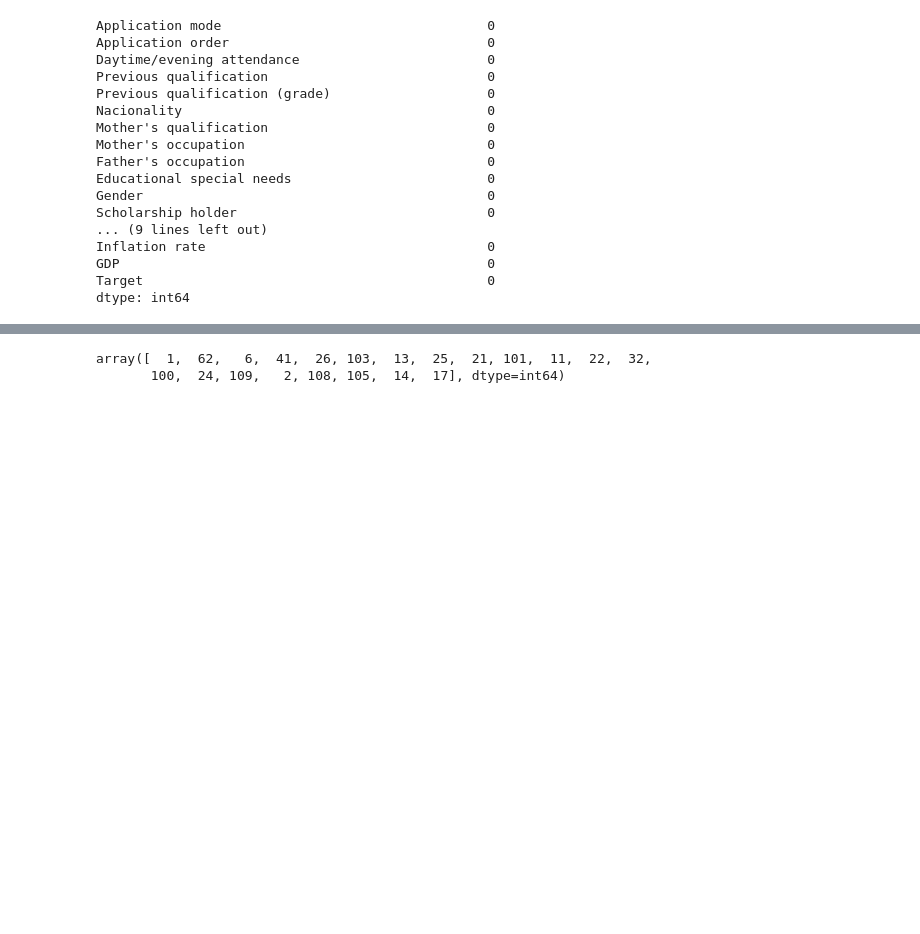
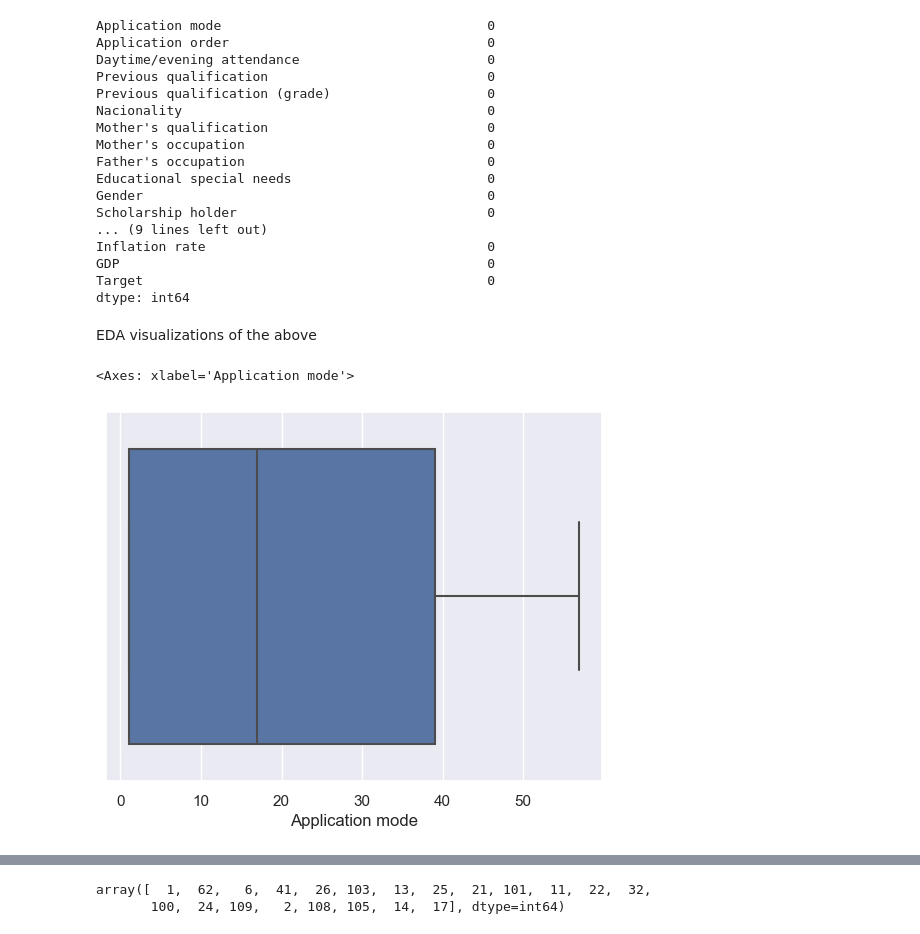
Before and after one commit to Alexandra-Mavrofoti/Alexandra_Mavrofoti_DPrepHDip_CA1, a Jupyter notebook: Alexandra_Mavrofoti_DPrepHDip_CA1_v2.ipynb, the cells around one changed output, grey strips where cells are left out. Drawn from its saved outputs; the diff is of its cells as text; code cells hidden in the pictures; blank space fills up the shorter version.

```diff
--- a/Alexandra_Mavrofoti_DPrepHDip_CA1_v2.ipynb
+++ b/Alexandra_Mavrofoti_DPrepHDip_CA1_v2.ipynb
@@ -192,3 +214,12 @@ Inflation rate                                    0
 GDP                                               0
 Target                                            0
 dtype: int64
+# %% [markdown]
+
+
+EDA visualizations of the above
+# %%
+sns.boxplot(x=new_df_student["Application mode"])
+# %% [output]
+<Axes: xlabel='Application mode'>
+[figure, added]
```
Also changed, not shown: parts of 29 cells of this notebook.
